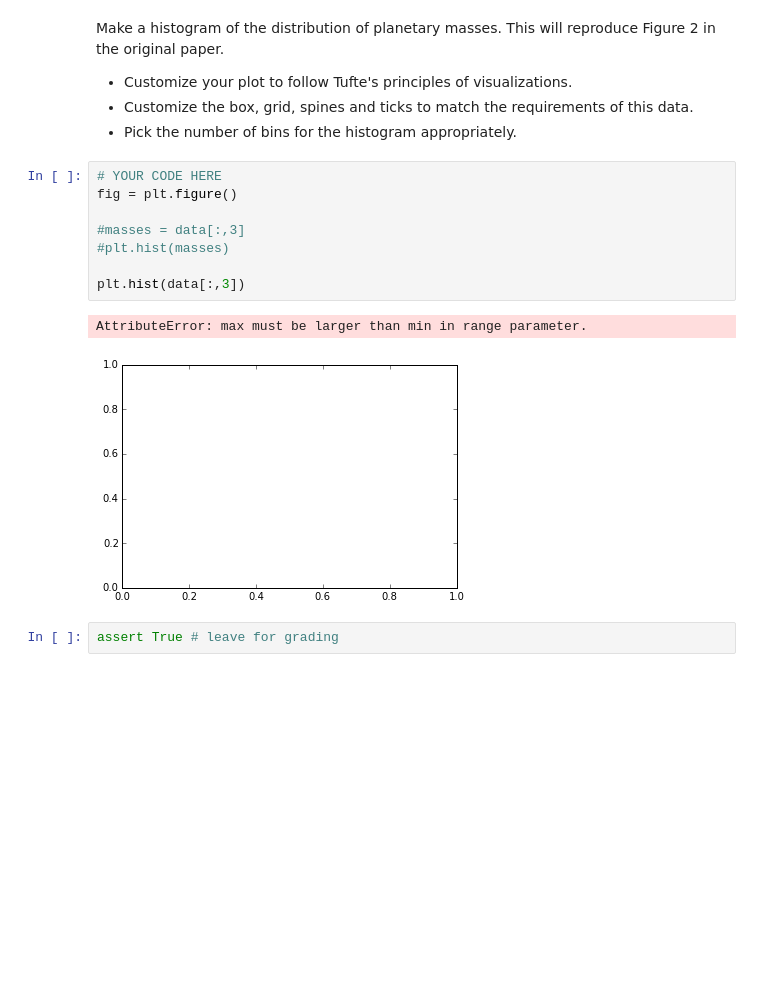
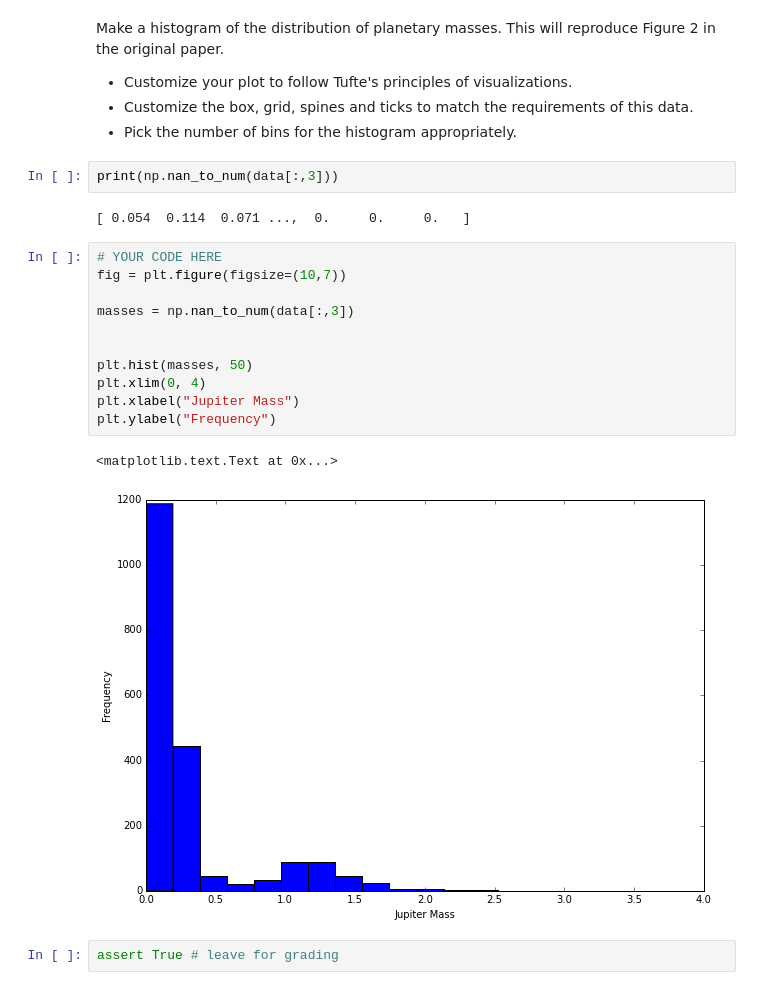
Before and after one commit to SJSlavin/phys202-2015-work, a Jupyter notebook: assignments/assignment04/MatplotlibEx02.ipynb, the cells around one changed output. Cells and saved outputs as stored; diff of their text form; blank space fills up the shorter version.

```diff
--- a/assignments/assignment04/MatplotlibEx02.ipynb
+++ b/assignments/assignment04/MatplotlibEx02.ipynb
@@ -51,17 +51,24 @@ Make a histogram of the distribution of planetary masses. This will reproduce Fi
 * Customize your plot to follow Tufte's principles of visualizations.
 * Customize the box, grid, spines and ticks to match the requirements of this data.
 * Pick the number of bins for the histogram appropriately.
+# %%
+print(np.nan_to_num(data[:,3]))
+# %% [output]
+[ 0.054  0.114  0.071 ...,  0.     0.     0.   ]
 # %%
 # YOUR CODE HERE
-fig = plt.figure()
+fig = plt.figure(figsize=(10,7))
 
-#masses = data[:,3]
-#plt.hist(masses)
+masses = np.nan_to_num(data[:,3])
 
-plt.hist(data[:,3])
+
+plt.hist(masses, 50)
+plt.xlim(0, 4)
+plt.xlabel("Jupiter Mass")
+plt.ylabel("Frequency")
 # %% [output]
-AttributeError: max must be larger than min in range parameter.
+<matplotlib.text.Text at 0x...>
-[figure, old version]
+[figure, new version]
 # %%
 assert True # leave for grading
 # %% [markdown]
```
Also changed, not shown: parts of 1 cell of this notebook, 2 other files.
